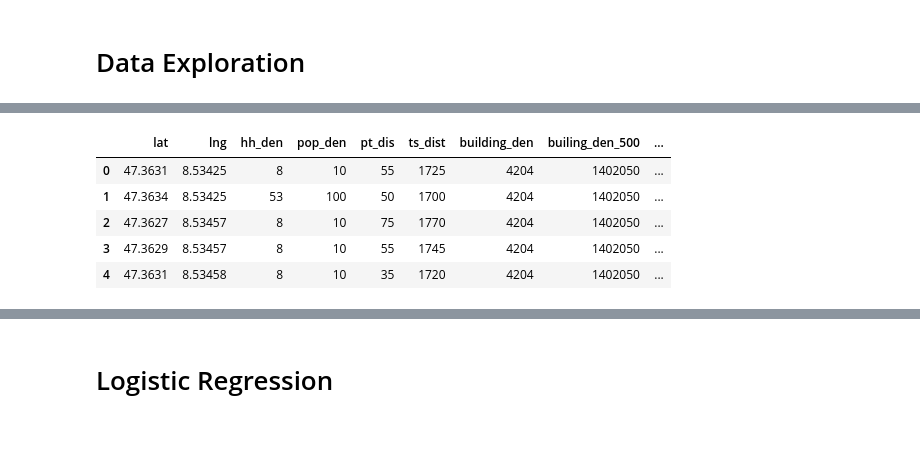
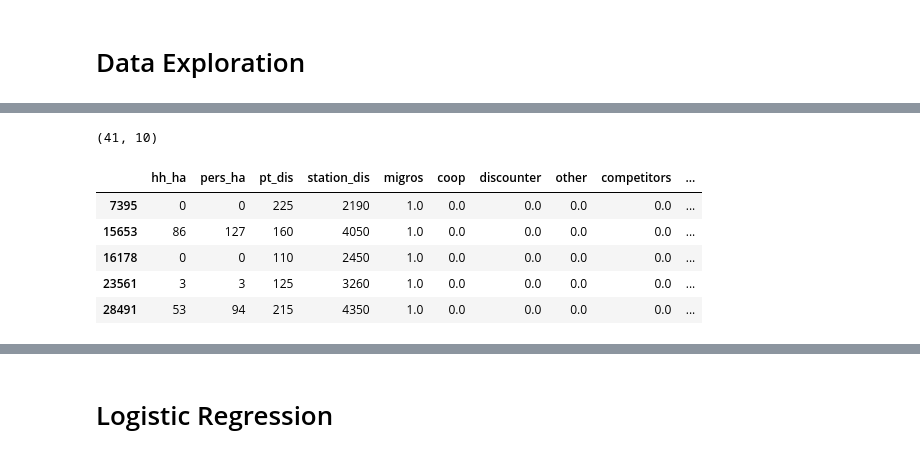
Before and after one commit to martrip/migros_data_challange, a Jupyter notebook: code/DataExploration.ipynb, the cells around one changed output, grey strips where cells are left out. Drawn from its saved outputs; the diff is of its cells as text; code cells hidden in the pictures.

```diff
--- a/code/DataExploration.ipynb
+++ b/code/DataExploration.ipynb
@@ -32,6 +22,6 @@ import pandas as pd
 - **net_acc:** Size of catchment area in 2 min driving time
 # %%
 # Read GeoFeatures_Zurich_provided_by_UrbanDataLabs file
-df = pd.read_csv("GeoFeatures_Zurich_provided_by_UrbanDataLabs.csv")
+df = pd.read_csv("GeoFeatures_Zurich_and_supermarkets.csv")
 df.head()
 # %% [output]
@@ -44,9 +41,3 @@ df.head()
 # %%
 # Select columns
-df = df[["lat", "lng", "hh_ha", "pers_ha", "pt_dis", "station_dis", "bldg_foot", "bldg_500", "net_acc"]]
-df = df.rename(columns={"hh_ha": "hh_den",
-                        "pers_ha": "pop_den",
-                        "station_dis": "ts_dist",
-                        "bldg_foot" : "building_den",
-                        "bldg_500": "builing_den_500",
-                        "net_acc": "catchment_area_driv"})
+df = df[["hh_ha", "pers_ha", "pt_dis", "station_dis", "migros", "coop", "discounter", "other", "competitors", "all_supermarkets"]]
@@ -54,6 +59,12 @@ df = df.rename(columns={"hh_ha": "hh_den",
 # Null values
 
 # Summary by column
-summary_nulls = df.isnull().sum()/len(df)*100
+summary_nulls = df.isnull().sum() / len(df)*100
+print(summary_nulls)
+
+# Replace nulls with 0's
+df = df.fillna(0)
+
+summary_nulls = df.isnull().sum() / len(df)*100
 summary_nulls
 # %% [output]
@@ -71 +93,5 @@ dtype: float64
+# %%
+# Data cleaning
+
+df[df["migros"] == 2] = 1
 # %%
@@ -98,13 +128,12 @@ df_corr.corr(method="pearson")
 # %%
-# Migros column (1/0)
-np.random.seed(22)
-
-df['migros_boolean'] = np.random.choice([0, 1], df.shape[0])
-df.head()
+migros_df = df[df["migros"] == 1]
+print(migros_df.shape)
+migros_df.head()
 # %% [output]
+(41, 10)
-|  | lat | lng | hh_den | pop_den | pt_dis | ts_dist | building_den | builing_den_500 | ... |
-| 0 | 47.3631 | 8.53425 | 8 | 10 | 55 | 1725 | 4204 | 1402050 | ... |
-| 1 | 47.3634 | 8.53425 | 53 | 100 | 50 | 1700 | 4204 | 1402050 | ... |
-| 2 | 47.3627 | 8.53457 | 8 | 10 | 75 | 1770 | 4204 | 1402050 | ... |
-| 3 | 47.3629 | 8.53457 | 8 | 10 | 55 | 1745 | 4204 | 1402050 | ... |
-| 4 | 47.3631 | 8.53458 | 8 | 10 | 35 | 1720 | 4204 | 1402050 | ... |
+|  | hh_ha | pers_ha | pt_dis | station_dis | migros | coop | discounter | other | competitors | ... |
+| 7395 | 0 | 0 | 225 | 2190 | 1.0 | 0.0 | 0.0 | 0.0 | 0.0 | ... |
+| 15653 | 86 | 127 | 160 | 4050 | 1.0 | 0.0 | 0.0 | 0.0 | 0.0 | ... |
+| 16178 | 0 | 0 | 110 | 2450 | 1.0 | 0.0 | 0.0 | 0.0 | 0.0 | ... |
+| 23561 | 3 | 3 | 125 | 3260 | 1.0 | 0.0 | 0.0 | 0.0 | 0.0 | ... |
+| 28491 | 53 | 94 | 215 | 4350 | 1.0 | 0.0 | 0.0 | 0.0 | 0.0 | ... |
```
Also changed, not shown: parts of 13 cells of this notebook, 1 other file.
